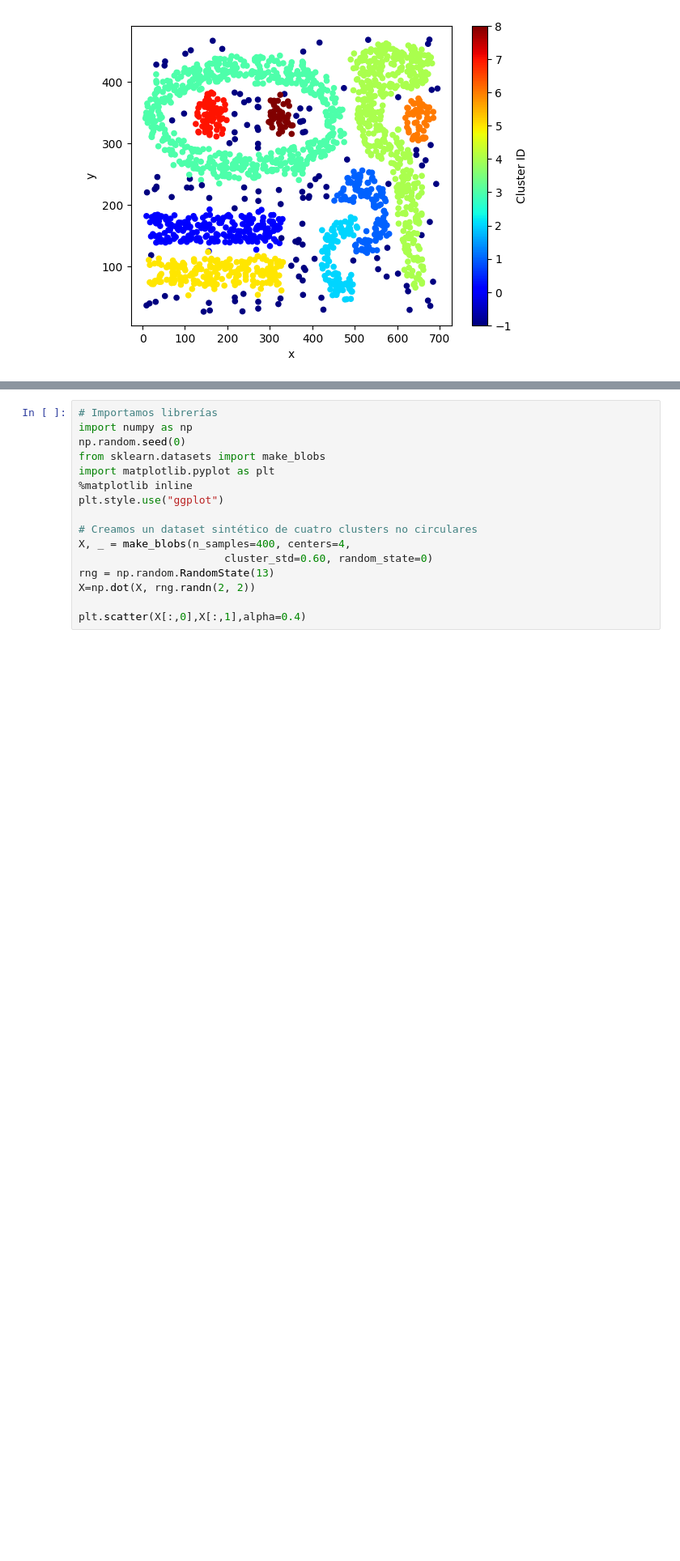
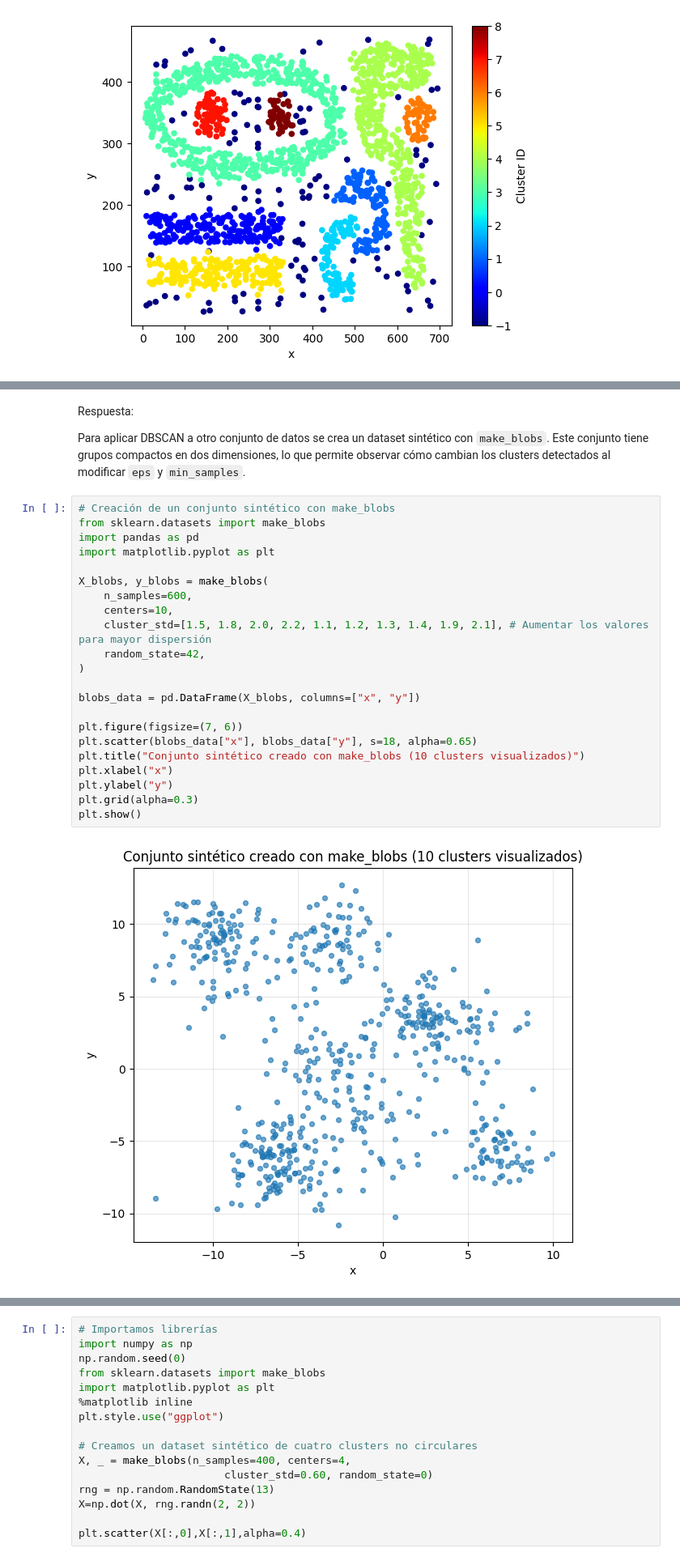
Before and after one commit to Locotin/data-mining, a Jupyter notebook: Actividades/Taller Agrupación/Agrupacion_2.ipynb, the cells around one changed output, grey strips where cells are left out. Shown at 81% size. Cells and saved outputs as stored; diff of their text form; blank space fills up the shorter version.

```diff
--- a/Actividades/Taller Agrupación/Agrupacion_2.ipynb
+++ b/Actividades/Taller Agrupación/Agrupacion_2.ipynb
@@ -40,0 +141,28 @@ Aplicar el algoritmo DBScan a otro conjunto de datos. Analice los resultados var
+# %% [markdown]
+Respuesta:
+
+Para aplicar DBSCAN a otro conjunto de datos se crea un dataset sintético con `make_blobs`. Este conjunto tiene grupos compactos en dos dimensiones, lo que permite observar cómo cambian los clusters detectados al modificar `eps` y `min_samples`.
+# %%
+# Creación de un conjunto sintético con make_blobs
+from sklearn.datasets import make_blobs
+import pandas as pd
+import matplotlib.pyplot as plt
+
+X_blobs, y_blobs = make_blobs(
+    n_samples=600,
+    centers=10,
+    cluster_std=[1.5, 1.8, 2.0, 2.2, 1.1, 1.2, 1.3, 1.4, 1.9, 2.1], # Aumentar los valores para mayor dispersión
+    random_state=42,
+)
+
+blobs_data = pd.DataFrame(X_blobs, columns=["x", "y"])
+
+plt.figure(figsize=(7, 6))
+plt.scatter(blobs_data["x"], blobs_data["y"], s=18, alpha=0.65)
+plt.title("Conjunto sintético creado con make_blobs (10 clusters visualizados)")
+plt.xlabel("x")
+plt.ylabel("y")
+plt.grid(alpha=0.3)
+plt.show()
+# %% [output]
+[figure, added]
```
Also changed, not shown: parts of 36 cells of this notebook, 2 other files.
